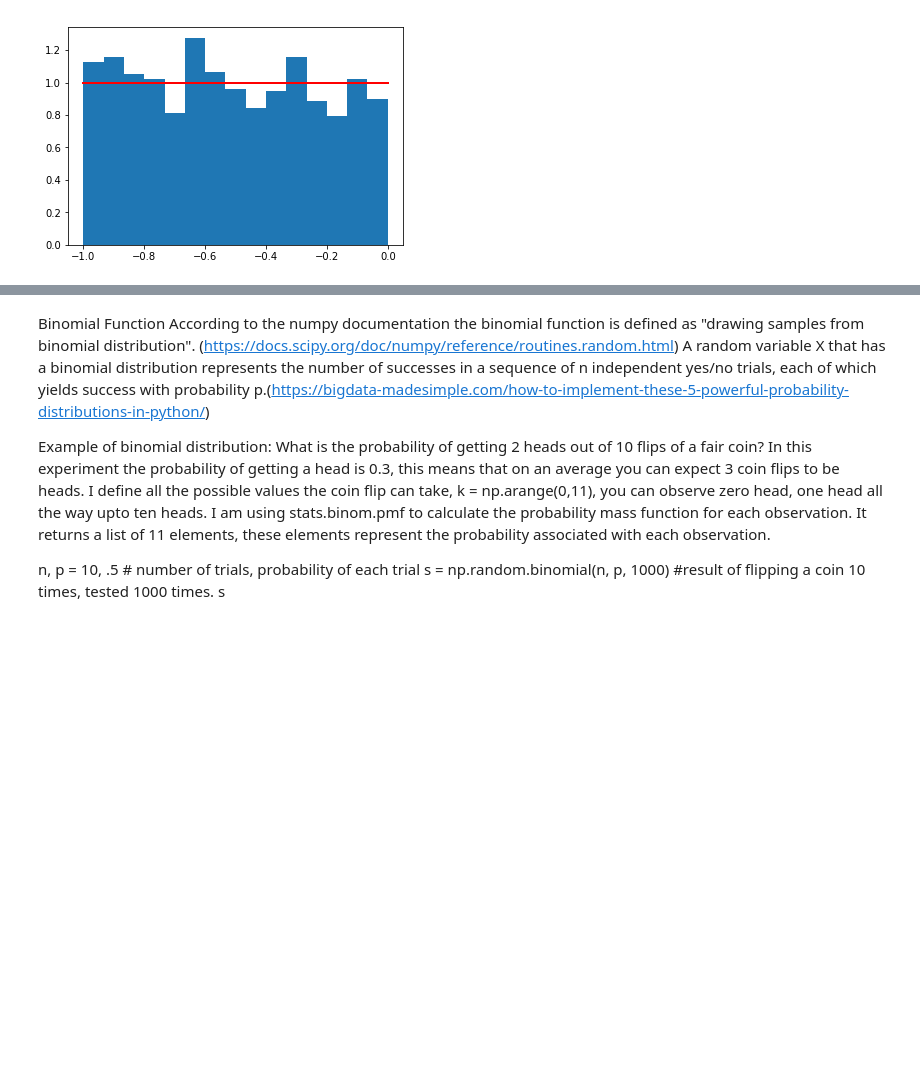
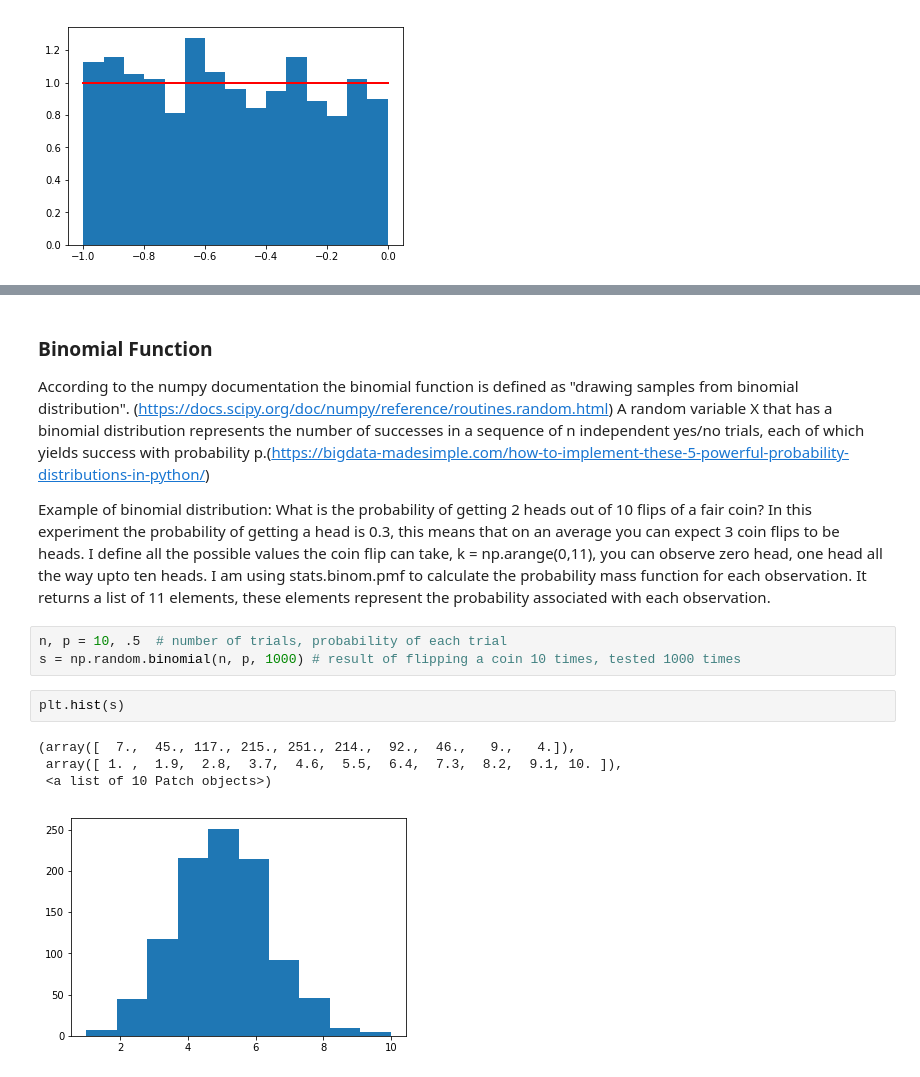
Before and after one commit to lindamonaghan/numpy-random, a Jupyter notebook: numpy-random.ipynb, the cells around one changed output, grey strips where cells are left out. Saved outputs shown, nothing was run; the diff lists cells and outputs as text; blank space fills up the shorter version.

```diff
--- a/numpy-random.ipynb
+++ b/numpy-random.ipynb
@@ -290,18 +313,19 @@ We can see here that negative numbers are producued. The rand function will only
 # %% [markdown]
-
-
-Binomial Function
+### Binomial Function
 According to the numpy documentation the binomial function is defined as "drawing samples from binomial distribution".
 (https://docs.scipy.org/doc/numpy/reference/routines.random.html)
 A random variable X that has a binomial distribution represents the number of successes in a sequence of n independent yes/no trials, each of which yields success with probability p.(https://bigdata-madesimple.com/how-to-implement-these-5-powerful-probability-distributions-in-python/)
 
 Example of binomial distribution: What is the probability of getting 2 heads out of 10 flips of a fair coin?
 In this experiment the probability of getting a head is 0.3,  this means that on an average you can expect 3 coin flips to be heads. I define all the possible values the coin flip can take, k = np.arange(0,11), you can observe zero head, one head all the way upto ten heads. I am using stats.binom.pmf  to calculate the probability mass function for each observation. It returns a list of 11 elements, these elements represent the probability associated with each observation.
-
-
-
-
-n, p = 10, .5  # number of trials, probability of each trial
-s = np.random.binomial(n, p, 1000) #result of flipping a coin 10 times, tested 1000 times.
-s
+# %%
+n, p = 10, .5  # number of trials, probability of each trial
+s = np.random.binomial(n, p, 1000) # result of flipping a coin 10 times, tested 1000 times
+# %%
+plt.hist(s)
+# %% [output]
+(array([  7.,  45., 117., 215., 251., 214.,  92.,  46.,   9.,   4.]),
+ array([ 1. ,  1.9,  2.8,  3.7,  4.6,  5.5,  6.4,  7.3,  8.2,  9.1, 10. ]),
+ <a list of 10 Patch objects>)
+[figure, added]
 # %% [markdown]
```
Also changed, not shown: parts of 12 cells of this notebook.
